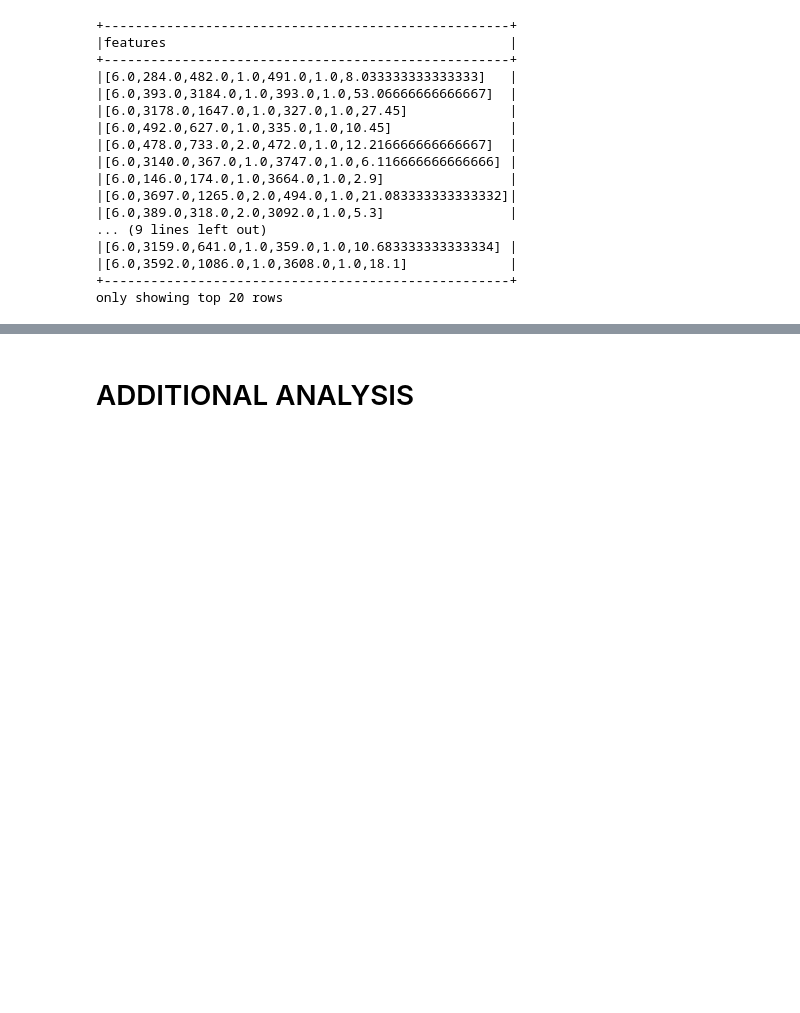
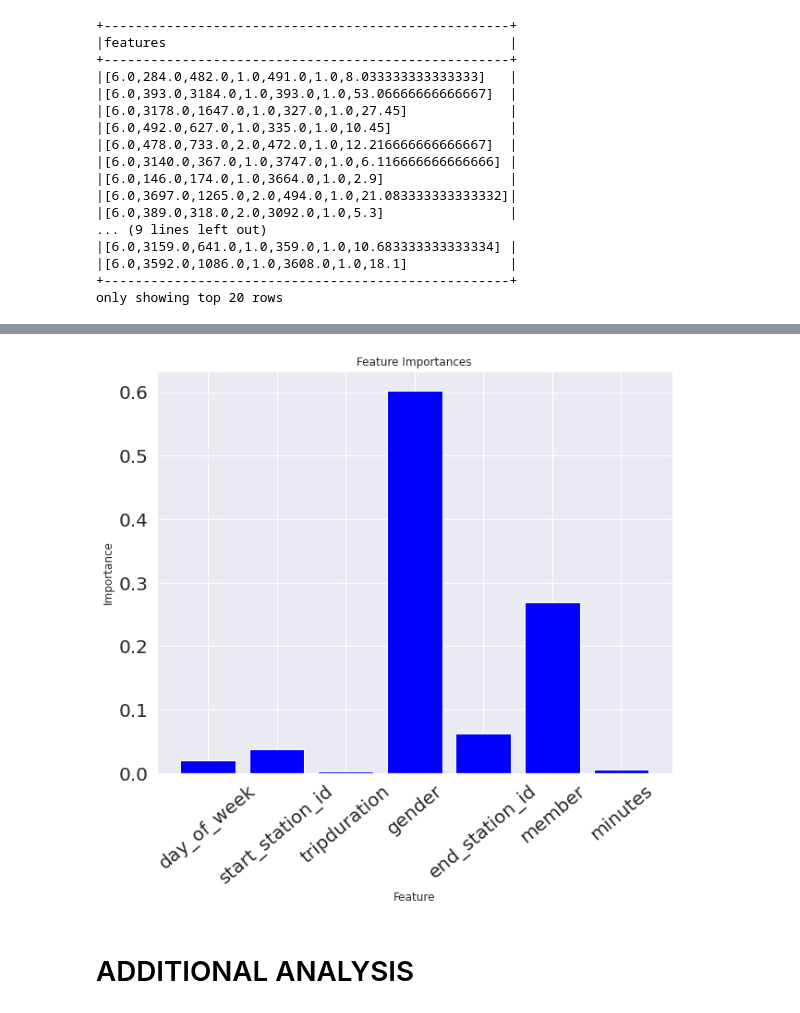
Before and after one commit to ruchikaakanar/502Project, a Jupyter notebook: 502CodeRuchi.ipynb, the cells around one changed output, grey strips where cells are left out. Cells and saved outputs as stored; diff of their text form; code cells hidden in the pictures; blank space fills up the shorter version.

```diff
--- a/502CodeRuchi.ipynb
+++ b/502CodeRuchi.ipynb
@@ -389,17 +394,19 @@ rmse
 # %%
 importances = model.featureImportances
 
 x_values = list(range(len(importances)))
 
 fig = plt.figure(figsize=(10, 8))
 plt.bar(x_values, importances, orientation = 'vertical',color = 'blue')
-plt.xticks(x_values, cols, rotation=40)
+plt.xticks(x_values, citibikeage, rotation=40)
 plt.ylabel('Importance')
 plt.xlabel('Feature')
 plt.title('Feature Importances')
 plt.xticks(size = 20)
 plt.yticks(size = 20)
 fig.savefig("AgeRandomForest.png", bbox_inches='tight')
+# %% [output]
+[figure, added]
 # %% [markdown]
 # ADDITIONAL ANALYSIS
 # %%
```
Also changed, not shown: parts of 10 cells of this notebook.
